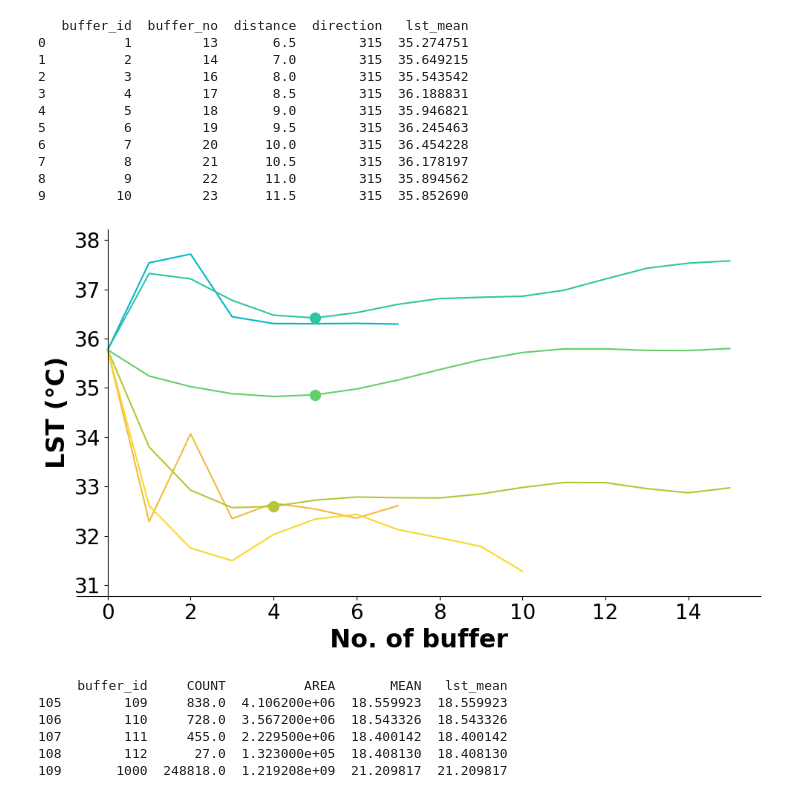
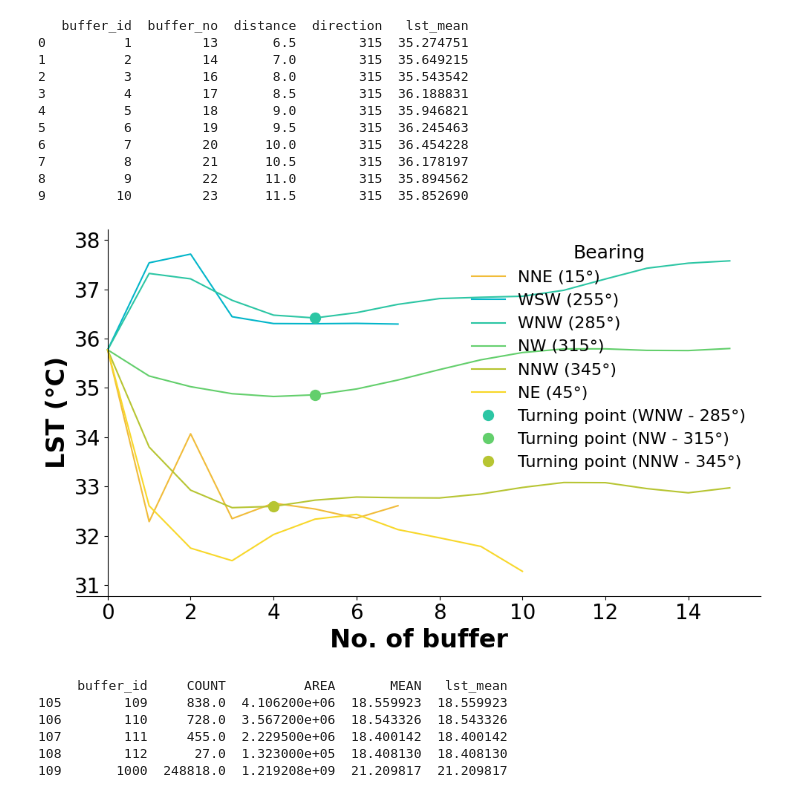
Before and after one commit to percyyvon-r/PhD-Chapter3-Diurnal-SUHII-Distribution, a Jupyter notebook: notebooks/PhD_chapter3_ypinb.ipynb, the cells around one changed output. Drawn from its saved outputs; the diff is of its cells as text; code cells hidden in the pictures.

Commit message:
updated the graph

```diff
--- a/notebooks/PhD_chapter3_ypinb.ipynb
+++ b/notebooks/PhD_chapter3_ypinb.ipynb
@@ -263,35 +263,35 @@ if not inflect_row.empty:
     y_inflect = inflect_row["lst_mean"].values[0]
     ax.plot(x_inflect, y_inflect, 'o', color=colors["345"], markersize=10, label="Turning point (NNW - 345°)")
 
 
 # Axis formatting
 ax.set_xlabel("No. of buffer", fontsize=24, fontweight="bold")
 ax.set_ylabel("LST (°C)", fontsize=24, fontweight="bold")
 ax.tick_params(axis='x', labelsize=20)
 ax.tick_params(axis='y', labelsize=20)
 
 
 # Disable all grid lines
 ax.grid(False)
 
 # -----------------------
 # Set y-axis start at the vertical line x=0
 # -----------------------
 ax.spines["left"].set_position(("data", 0))    # left spine (y-axis) at x=0
 ax.spines["bottom"].set_position(("outward", 0))
 ax.spines["top"].set_color("none")
 ax.spines["right"].set_color("none")
 y_min = day_spline_df["lst_mean"].min() - 0.5
 y_max = day_spline_df["lst_mean"].max() + 0.5
 ax.set_ylim(y_min, y_max)
 
 # Legend
-# ax.legend(title="Bearing", title_fontsize=18, fontsize=16, frameon=False, loc="upper right")
+ax.legend(title="Bearing", title_fontsize=18, fontsize=16, frameon=False, loc="upper right")
 
 plt.tight_layout()
 plt.show()
 # %% [output]
-[figure, old version]
+[figure, new version]
 # %%
 # Nighttime
 
```
